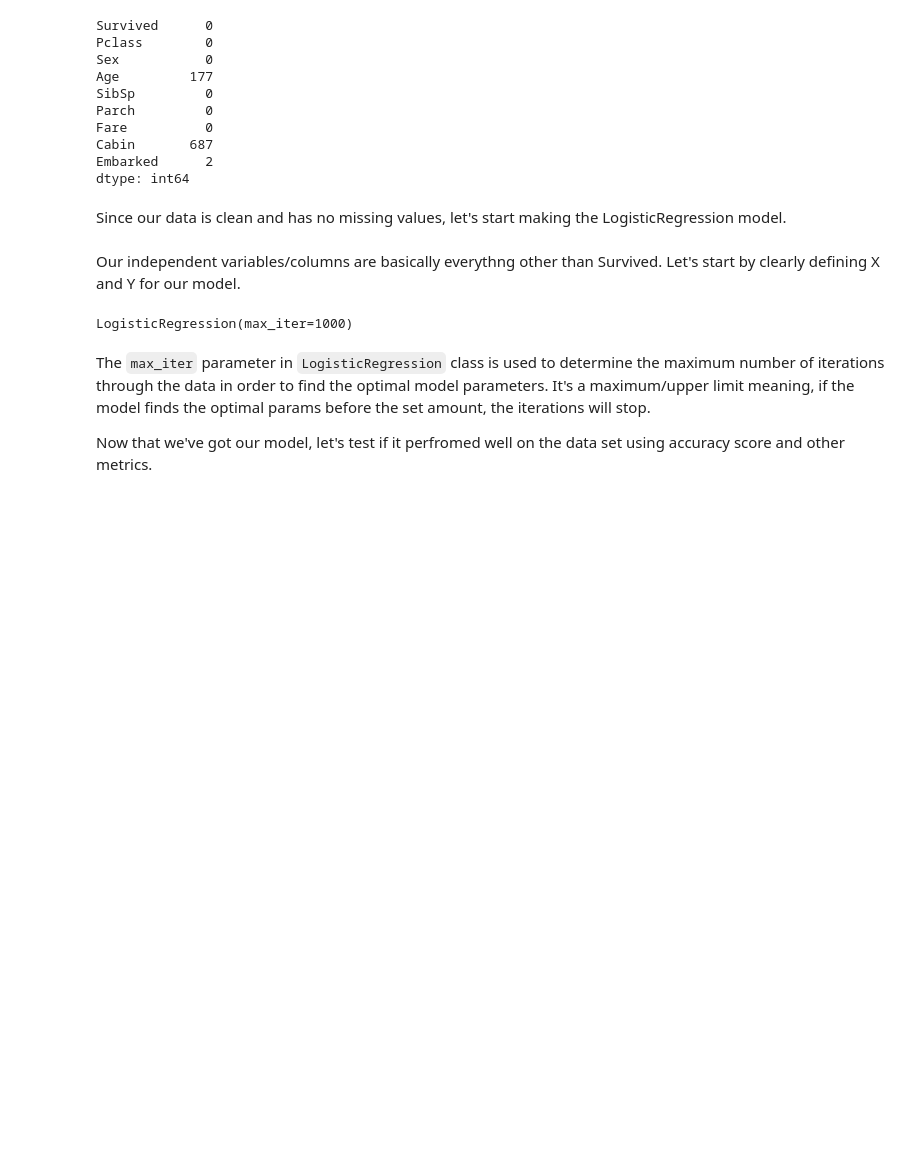
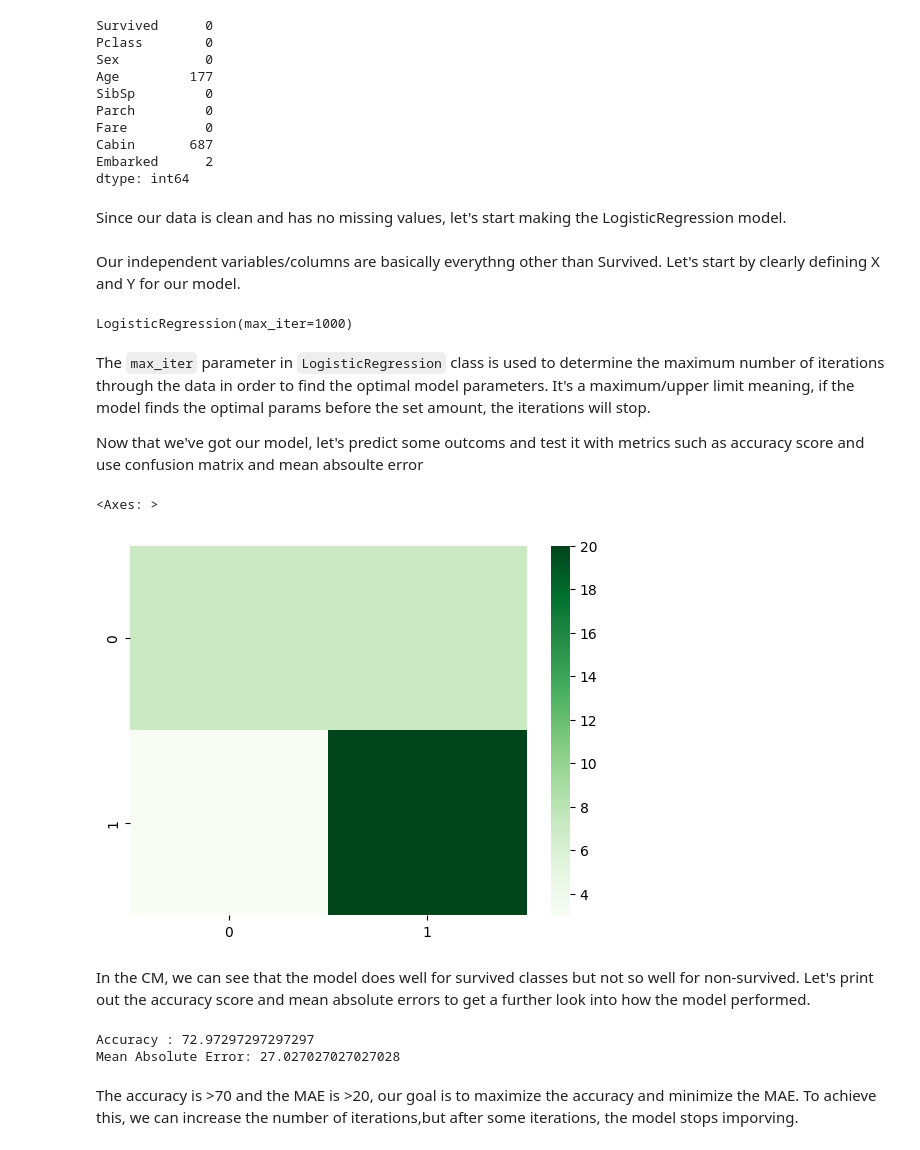
Before and after one commit to Apil120/Learn-ML, a Jupyter notebook: LogisticRegression/LogisticRegression.ipynb, the cells around one changed output. Drawn from its saved outputs; the diff is of its cells as text; code cells hidden in the pictures; blank space fills up the shorter version.

Commit message:
Testing of model, basic start, CM and MAE added, need to add improved model code and stuff.

```diff
--- a/LogisticRegression/LogisticRegression.ipynb
+++ b/LogisticRegression/LogisticRegression.ipynb
@@ -102,4 +102,31 @@ LogisticRegression(max_iter=1000)
 # %% [markdown]
 The `max_iter` parameter in `LogisticRegression` class is used to determine the maximum number of iterations through the data in order to find the optimal model parameters. It's a maximum/upper limit meaning, if the model finds the optimal params before the set amount, the iterations will stop.
 
-Now that we've got our model, let's test if it perfromed well on the data set using accuracy score and other metrics.
+Now that we've got our model, let's predict some outcoms and test it with metrics such as accuracy score and use confusion matrix and mean absoulte error
+# %%
+predictions = model.predict(X_test)
+# %%
+from sklearn.metrics import accuracy_score,confusion_matrix,mean_absolute_error
+
+accuracy = accuracy_score(y_true=Y_test,y_pred=predictions)
+
+cm = confusion_matrix(y_true=Y_test,y_pred=predictions)
+
+mae = mean_absolute_error(y_true=Y_test,y_pred=predictions)
+# %%
+import seaborn as sns
+
+sns.heatmap(cm,cmap="Greens")
+# %% [output]
+<Axes: >
+[figure, added]
+# %% [markdown]
+In the CM, we can see that the model does well for survived classes but not so well for non-survived. Let's print out the accuracy score and mean absolute errors to get a further look into how the model performed.
+# %%
+print("Accuracy :",accuracy*100)
+print("Mean Absolute Error:",mae*100)
+# %% [output]
+Accuracy : 72.97297297297297
+Mean Absolute Error: 27.027027027027028
+# %% [markdown]
+The accuracy is >70 and the MAE is >20, our goal is to maximize the accuracy and minimize the MAE. To achieve this, we can increase the number of iterations,but after some iterations, the model stops imporving.
```
